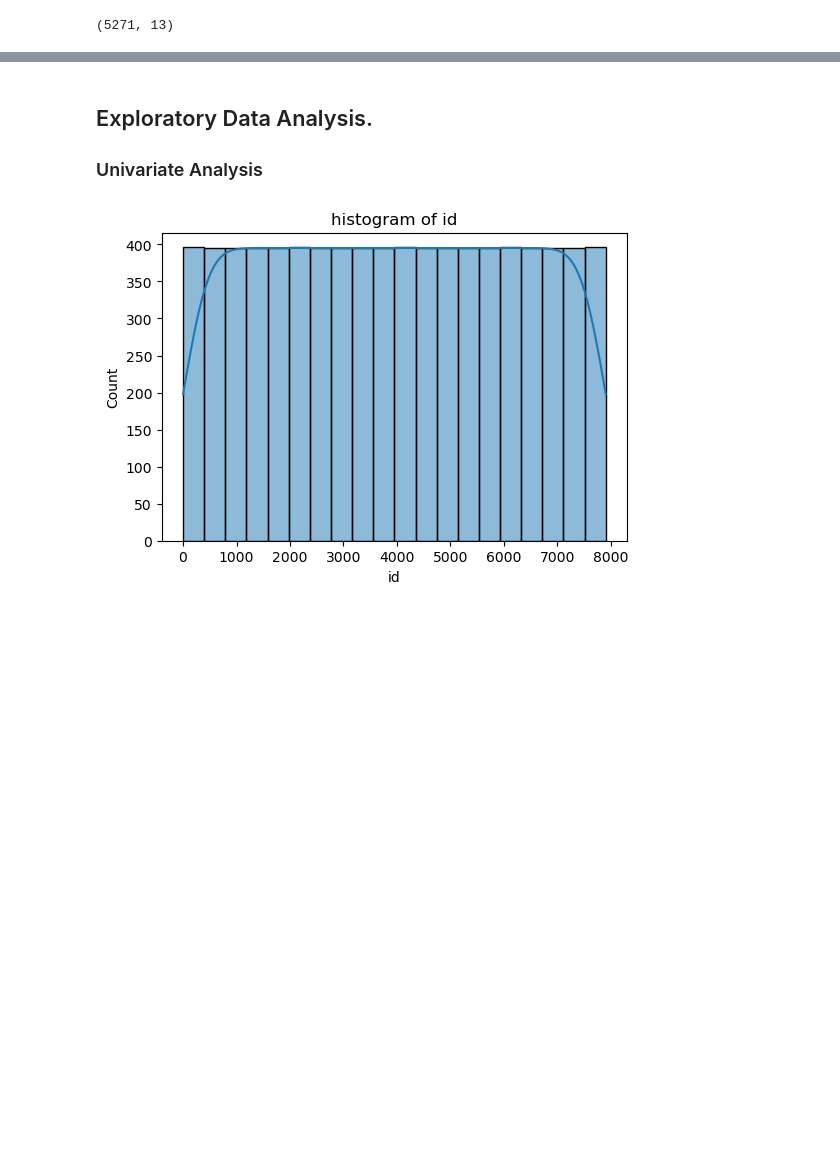
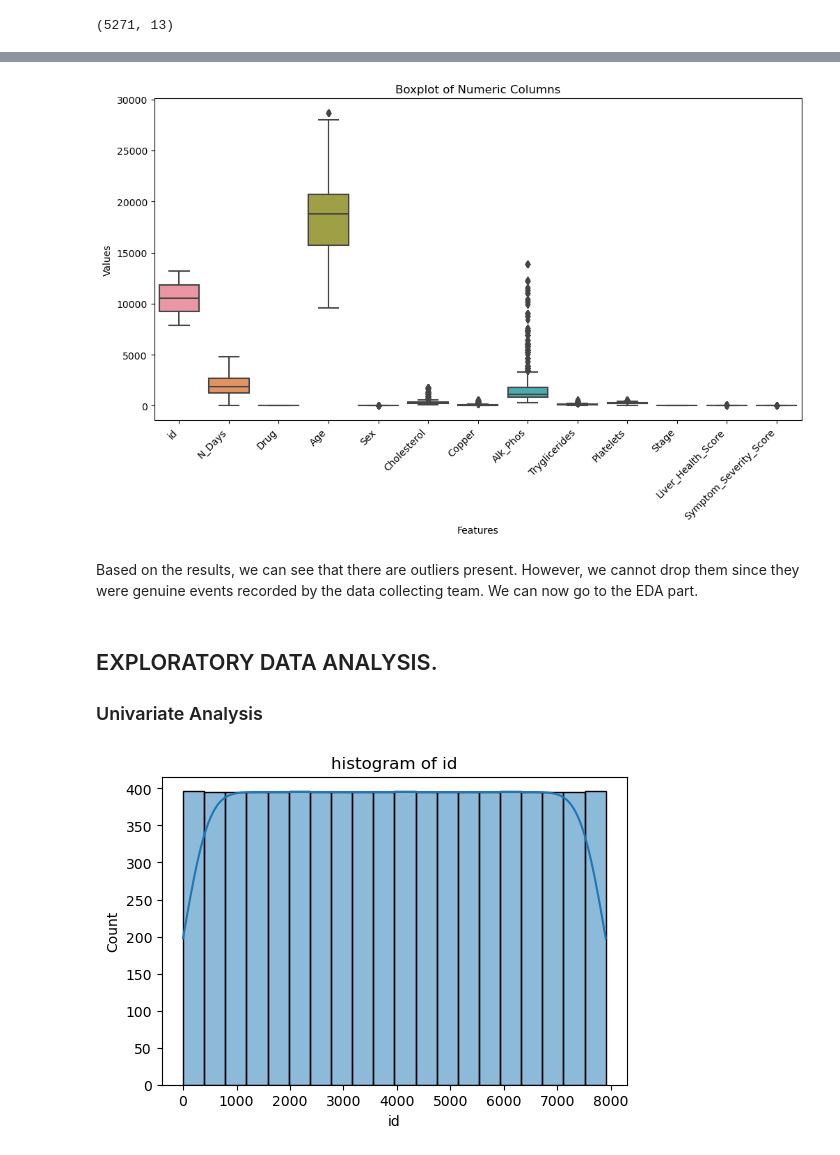
Before and after one commit to robbymumo/Multi-Class-Prediction-of-Cirrhosis-Outcomes, a Jupyter notebook: index_file.ipynb, the cells around one changed output, grey strips where cells are left out. Saved outputs shown, nothing was run; the diff lists cells and outputs as text; code cells hidden in the pictures; blank space fills up the shorter version.

```diff
--- a/index_file.ipynb
+++ b/index_file.ipynb
@@ -407,5 +482,19 @@ test_df.shape
+# %%
+# Plotting a boxplot to check for outliers in the test dataset
+features_to_plot = test_df.select_dtypes(include = ['number'])
+plt.figure(figsize=(12,6))
+sns.boxplot(data=features_to_plot, ax=plt.gca())
+plt.xticks(rotation=45, ha='right')
+plt.xlabel('Features')
+plt.ylabel('Values')
+plt.title('Boxplot of Numeric Columns')
+plt.show();
+# %% [output]
+[figure, added]
+# %% [markdown]
+Based on the results, we can see that there are outliers present. However, we cannot drop them since they were genuine events recorded by the data collecting team. We can now go to the EDA part.
 # %% [markdown]
-## Exploratory Data Analysis.
+## EXPLORATORY DATA ANALYSIS.
 
 ### Univariate Analysis
 # %%
```
Also changed, not shown: parts of 27 cells of this notebook.
